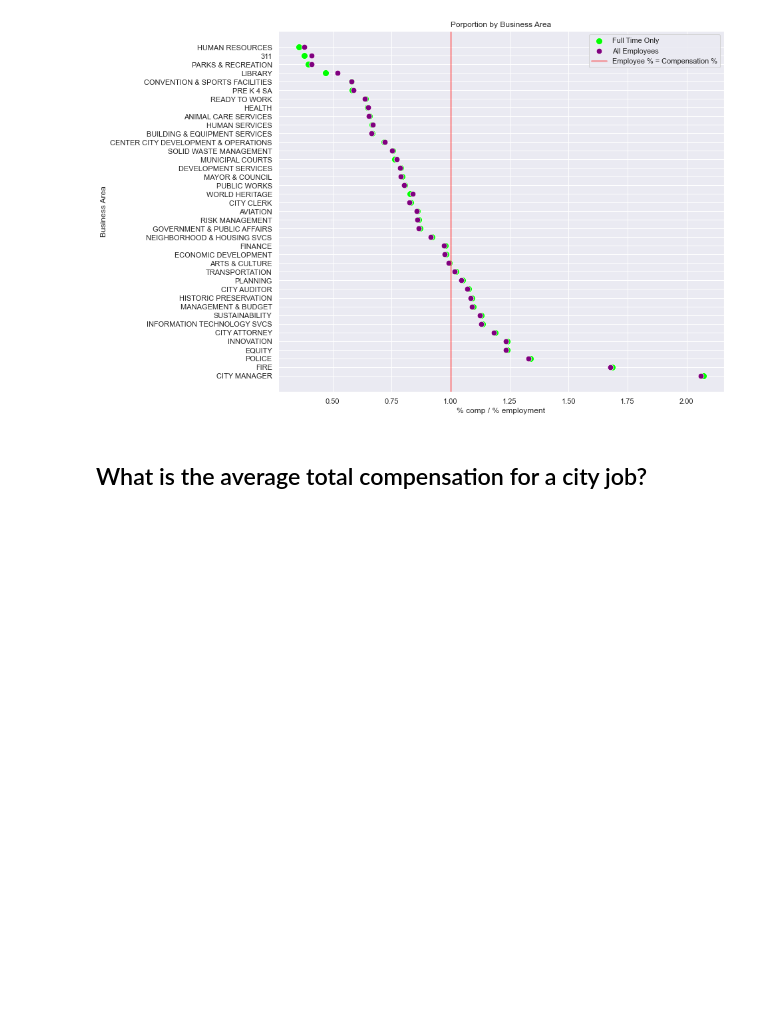
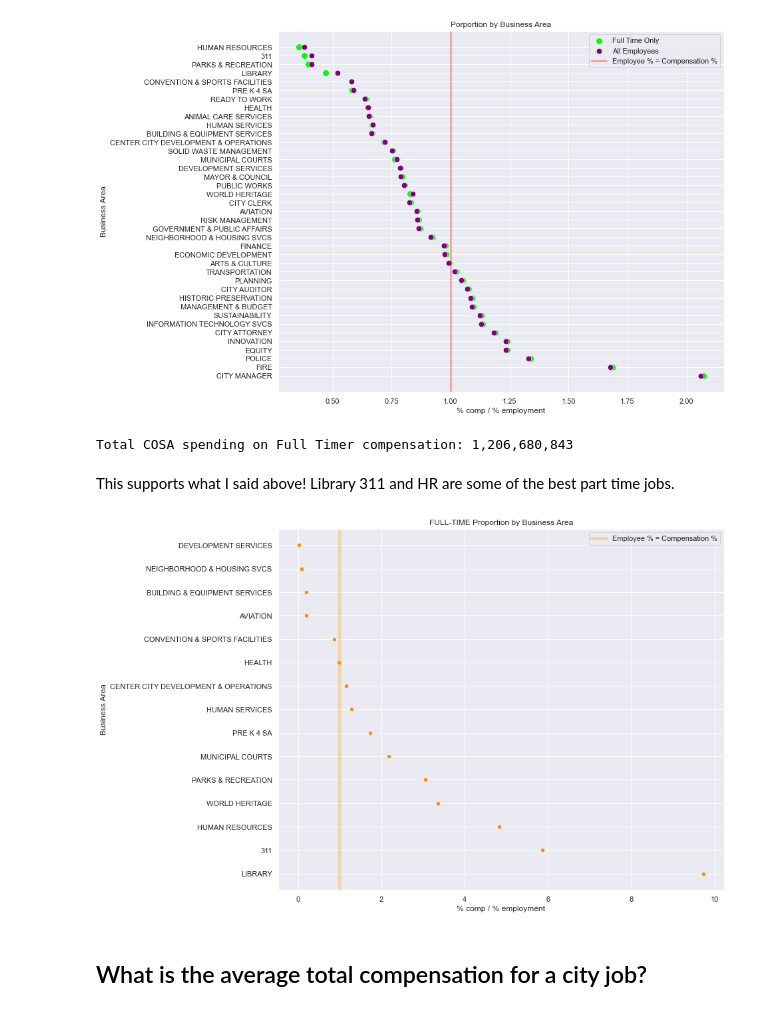
Before and after one commit to danschumac1/COSA_City_Compensation_2021, a Jupyter notebook: CityComp_Code.ipynb, the cells around one changed output. Drawn from its saved outputs; the diff is of its cells as text; code cells hidden in the pictures; blank space fills up the shorter version.

```diff
--- a/CityComp_Code.ipynb
+++ b/CityComp_Code.ipynb
@@ -476,3 +511,5 @@ plt.show()
+# %%
+part_timers = comp[(comp['employee_subgroup'] == '4C TEMP')|(comp['employee_subgroup'] =='4C PART-TIME')]
 # %%
 #make subset of data without part timers
 full_time = comp[comp['employee_subgroup'] != '4C PART-TIME']
@@ -570,6 +613,50 @@ ax1.set_ylabel('Business Area')
 plt.show()
 # %% [output]
 [figure]
+# %%
+PT_ba_vs_tc = part_timers.groupby(by='business_area')['total_compensation'].sum().sort_values(ascending=False)
+
+print('Total COSA spending on Full Timer compensation: ' f'{ba_vs_tc.sum():,.0f}')
+# %% [output]
+Total COSA spending on Full Timer compensation: 1,206,680,843
+# %%
+PT_perc_per_ba = pd.DataFrame(PT_ba_vs_tc/PT_ba_vs_tc.sum()*100).sort_values(by='total_compensation',ascending=False)
+
+if record:
+    dfi.export(perc_per_ba,"2_PT_perc_per_ba.png")
+
+PT_comparepercentages = pd.DataFrame()
+PT_comparepercentages['p_of_total_compensation'] = PT_perc_per_ba
+PT_comparepercentages['p_of_total_employment'] =(num_employees/comp['first_name'].count()*100)
+PT_comparepercentages['difference'] = (PT_comparepercentages['p_of_total_compensation']-PT_comparepercentages['p_of_total_employment'])
+PT_comparepercentages['proportion'] = (PT_comparepercentages['p_of_total_compensation']/PT_comparepercentages['p_of_total_employment'])
+
+PT_comparepercentages.sort_values('difference',inplace=True)
+PT_comparepercentages['BA_tags'] =  PT_comparepercentages.index.map(BA_tags)
+# %% [markdown]
+This supports what I said above! Library 311 and HR are some of the best part time jobs.
+# %%
+plt.figure(figsize=(12,10))
+
+ax =sns.scatterplot(data=PT_comparepercentages.sort_values('proportion'),
+             x='proportion',
+             y='business_area',
+                   color = 'darkorange')
+
+#create verticle line
+ax.axvline(x=1,color='orange',
+           lw=5,
+           alpha=.3,
+          label='Employee % = Compensation %')
+plt.legend()
+
+ax.set_title('FULL-TIME Proportion by Business Area')
+ax.set_xlabel('% comp / % employment')
+ax.set_ylabel('Business Area')
+
+plt.show()
+# %% [output]
+[figure, added]
 # %% [markdown]
 ## What is the average total compensation for a city job?
 # %%
```
Also changed, not shown: parts of 66 cells of this notebook, 2 other files.
